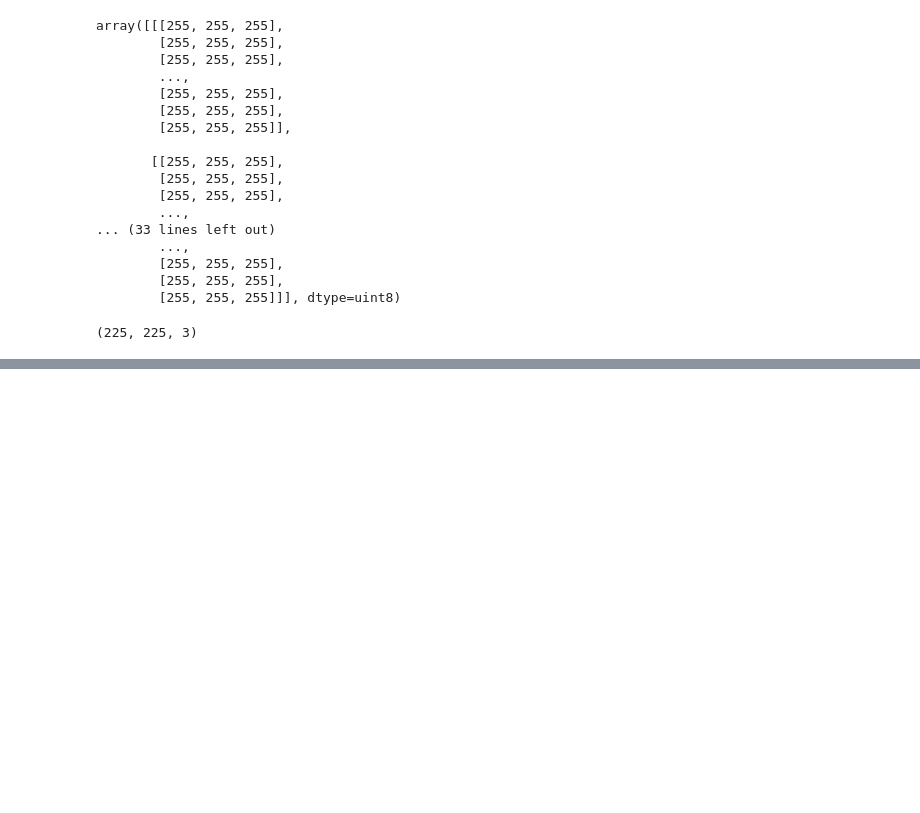
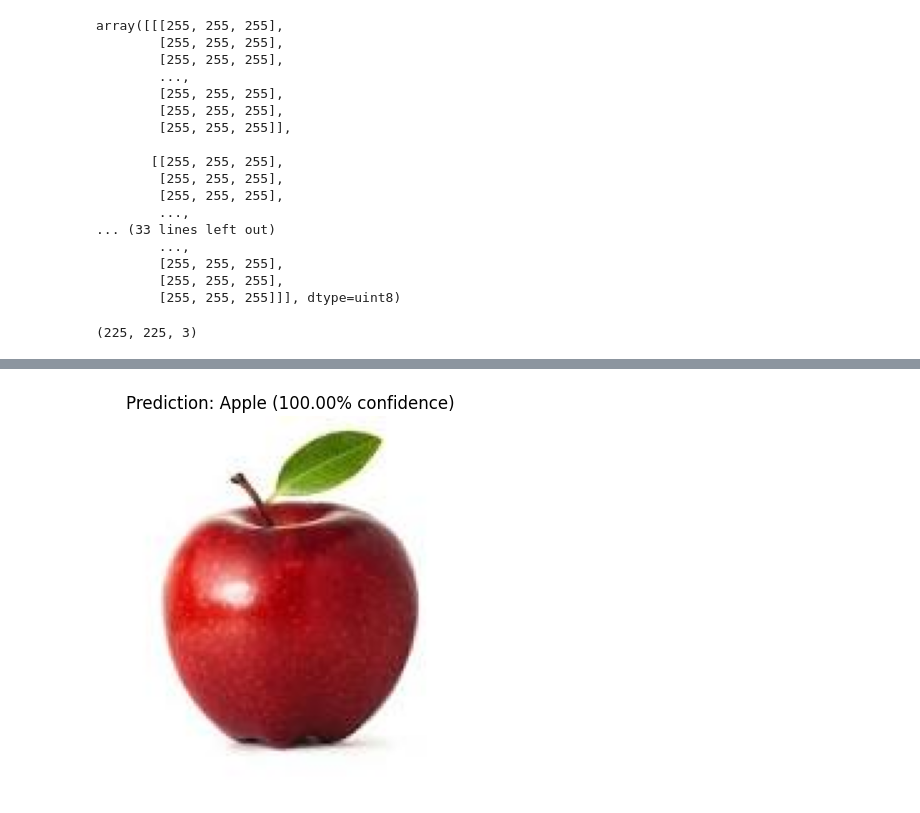
Before and after one commit to khan-emran/Apple-vs-Tomato-Image-Classification-Custom-CNN, a Jupyter notebook: AppleTomatoImageClassificationCustom_CNN.ipynb, the cells around one changed output, grey strips where cells are left out. Saved outputs shown, nothing was run; the diff lists cells and outputs as text; code cells hidden in the pictures; blank space fills up the shorter version.

Commit message:
added unique prediction system from user

```diff
--- a/AppleTomatoImageClassificationCustom_CNN.ipynb
+++ b/AppleTomatoImageClassificationCustom_CNN.ipynb
@@ -231,0 +233,27 @@ Apple
+# %%
+from google.colab import files
+import cv2
+import numpy as np
+import matplotlib.pyplot as plt
+
+# Ask user to upload an image from their computer
+uploaded = files.upload()
+
+for filename in uploaded.keys():
+    # Read and preprocess the uploaded image
+    img = cv2.imread(filename)
+    img = cv2.cvtColor(img, cv2.COLOR_BGR2RGB)   # for correct color display
+    img_resized = cv2.resize(img, (256, 256))
+    img_input = img_resized.reshape((1, 256, 256, 3)) / 255.0   # normalize, matches training
+
+    # Predict
+    result = model.predict(img_input)
+    label = "Apple" if result[0][0] < 0.5 else "Tomato"
+    confidence = (1 - result[0][0]) if label == "Apple" else result[0][0]
+
+    # Show image with prediction
+    plt.imshow(img)
+    plt.axis('off')
+    plt.title(f"Prediction: {label} ({confidence*100:.2f}% confidence)")
+    plt.show()
+# %% [output]
@@ -231,0 +263 @@ Apple
+[figure, added]
```
Also changed, not shown: parts of 9 cells of this notebook, 1 other file.
